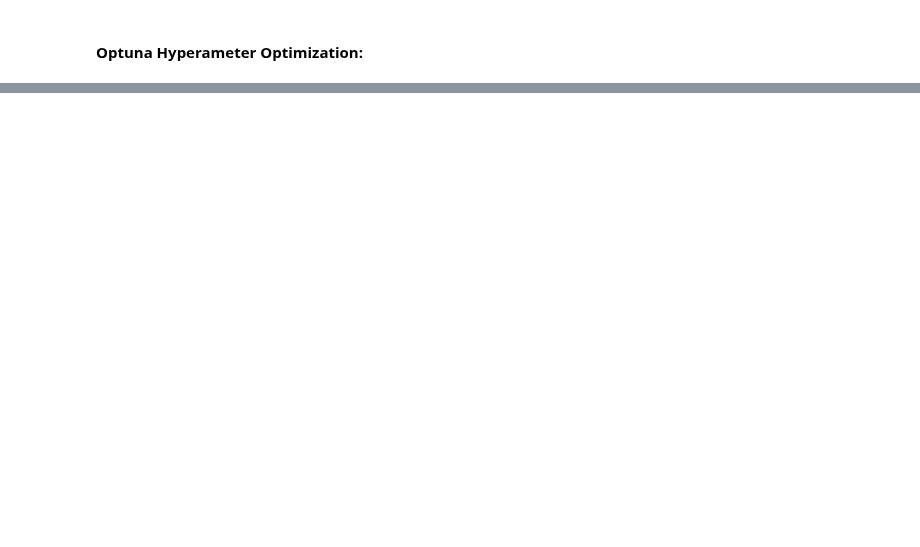
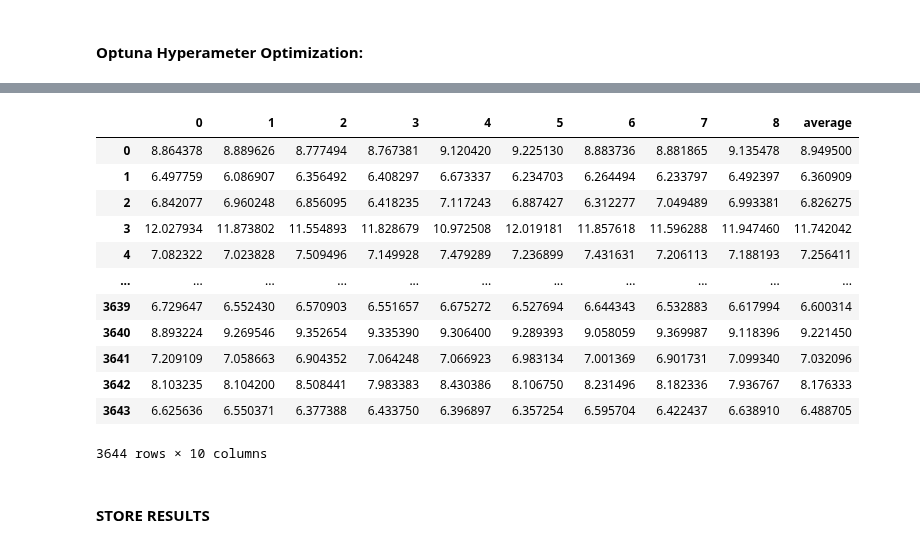
Before and after one commit to fabriziobasso/Colab_backup, a Jupyter notebook: File_00_Trees.ipynb, the cells around one changed output, grey strips where cells are left out. Saved outputs shown, nothing was run; the diff lists cells and outputs as text; code cells hidden in the pictures; blank space fills up the shorter version.

```diff
--- a/File_00_Trees.ipynb
+++ b/File_00_Trees.ipynb
@@ -810,0 +869,40 @@ print(xgb_params)
+# %%
+xgb_params =  {'max_depth': 20, 'min_child_weight': 9, 'colsample_bytree': 0.675, 'subsample': 0.9500000000000001, 'reg_lambda': 0.0023578997094310383, 'reg_alpha': 0.0002511828751854158, 'gamma': 4.804072231366388e-05,
+               'learning_rate': 0.01, "objective":'reg:squarederror', "eval_metric":'rmse', "enable_categorical":"True",'n_estimators': 501, 'learning_rate': 0.01}
+
+n_splits=3
+n_repeats = 3
+
+test_results = pd.DataFrame(columns=list(range(n_splits*n_repeats)))
+oof_results = pd.DataFrame(columns=[0,1,2], index=Xt.index)
+
+valid_scores = pd.DataFrame(index= list(range(n_splits*n_repeats)),columns=["Model","RMSE"])
+
+rskf = RepeatedKFold(n_splits=n_splits, n_repeats=n_repeats, random_state=36851234)
+
+for i, (train_index, val_index) in enumerate(rskf.split(Xt, y)):
+    print(f"Running Fold {i}")
+
+    Xtrain, Xvalidation = Xt.iloc[train_index], Xt.iloc[val_index]
+    ytrain, yvalidation = y.iloc[train_index], y.iloc[val_index]
+
+    xgb_model = train_and_evaluate_xgb(XGBRegressor, xgb_params, Xtrain, ytrain, use_gpu=True, X_val=Xvalidation, y_val=yvalidation, es=61)
+    xgb_preds = xgb_model.predict(Xvalidation)
+
+    if i in [0,1,2]:
+        oof_results.iloc[val_index, 0] = xgb_preds
+    elif i in [3,4,5]:
+        oof_results.iloc[val_index, 1] = xgb_preds
+    elif i in [6,7,8]:
+        oof_results.iloc[val_index, 2] = xgb_preds
+
+    rmse = np.sqrt(mean_squared_error(yvalidation, xgb_preds))
+    print(f'RMSE on validation data for XGBoost: {rmse}')
+
+    test_results[i] = xgb_model.predict(Xtest)
+    test_results[i] = target_scaler.inverse_transform(test_results[i].values.reshape(-1, 1))
+
+    valid_scores.loc[i, "Model"] = f"XGBoost_{i}"
+    valid_scores.loc[i, "RMSE"] = rmse
+
+gc.collect()
@@ -810,0 +986,20 @@ print(xgb_params)
+# %%
+#test_results.clip(2.7, 22.5, inplace=True)
+test_results["average"] = test_results.mean(axis=1)
+test_results.head()
+# %% [output]
+|  | 0 | 1 | 2 | 3 | 4 | 5 | 6 | 7 | 8 | average |
+| 0 | 8.864378 | 8.889626 | 8.777494 | 8.767381 | 9.120420 | 9.225130 | 8.883736 | 8.881865 | 9.135478 | 8.949500 |
+| 1 | 6.497759 | 6.086907 | 6.356492 | 6.408297 | 6.673337 | 6.234703 | 6.264494 | 6.233797 | 6.492397 | 6.360909 |
+| 2 | 6.842077 | 6.960248 | 6.856095 | 6.418235 | 7.117243 | 6.887427 | 6.312277 | 7.049489 | 6.993381 | 6.826275 |
+| 3 | 12.027934 | 11.873802 | 11.554893 | 11.828679 | 10.972508 | 12.019181 | 11.857618 | 11.596288 | 11.947460 | 11.742042 |
+| 4 | 7.082322 | 7.023828 | 7.509496 | 7.149928 | 7.479289 | 7.236899 | 7.431631 | 7.206113 | 7.188193 | 7.256411 |
+| ... | ... | ... | ... | ... | ... | ... | ... | ... | ... | ... |
+| 3639 | 6.729647 | 6.552430 | 6.570903 | 6.551657 | 6.675272 | 6.527694 | 6.644343 | 6.532883 | 6.617994 | 6.600314 |
+| 3640 | 8.893224 | 9.269546 | 9.352654 | 9.335390 | 9.306400 | 9.289393 | 9.058059 | 9.369987 | 9.118396 | 9.221450 |
+| 3641 | 7.209109 | 7.058663 | 6.904352 | 7.064248 | 7.066923 | 6.983134 | 7.001369 | 6.901731 | 7.099340 | 7.032096 |
+| 3642 | 8.103235 | 8.104200 | 8.508441 | 7.983383 | 8.430386 | 8.106750 | 8.231496 | 8.182336 | 7.936767 | 8.176333 |
+| 3643 | 6.625636 | 6.550371 | 6.377388 | 6.433750 | 6.396897 | 6.357254 | 6.595704 | 6.422437 | 6.638910 | 6.488705 |
+3644 rows × 10 columns
+# %% [markdown]
+#### **STORE RESULTS**
```
Also changed, not shown: parts of 76 cells of this notebook.
